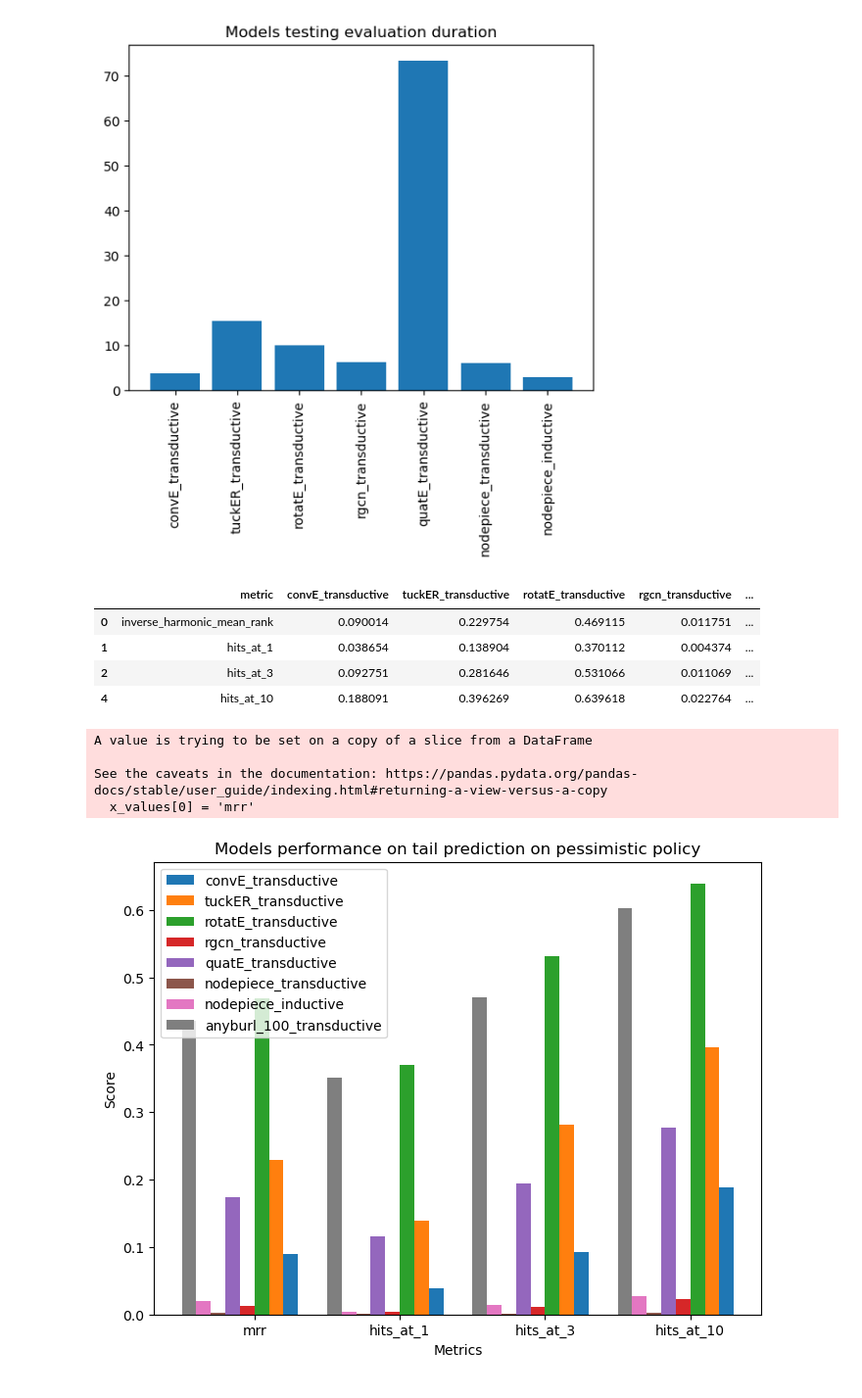
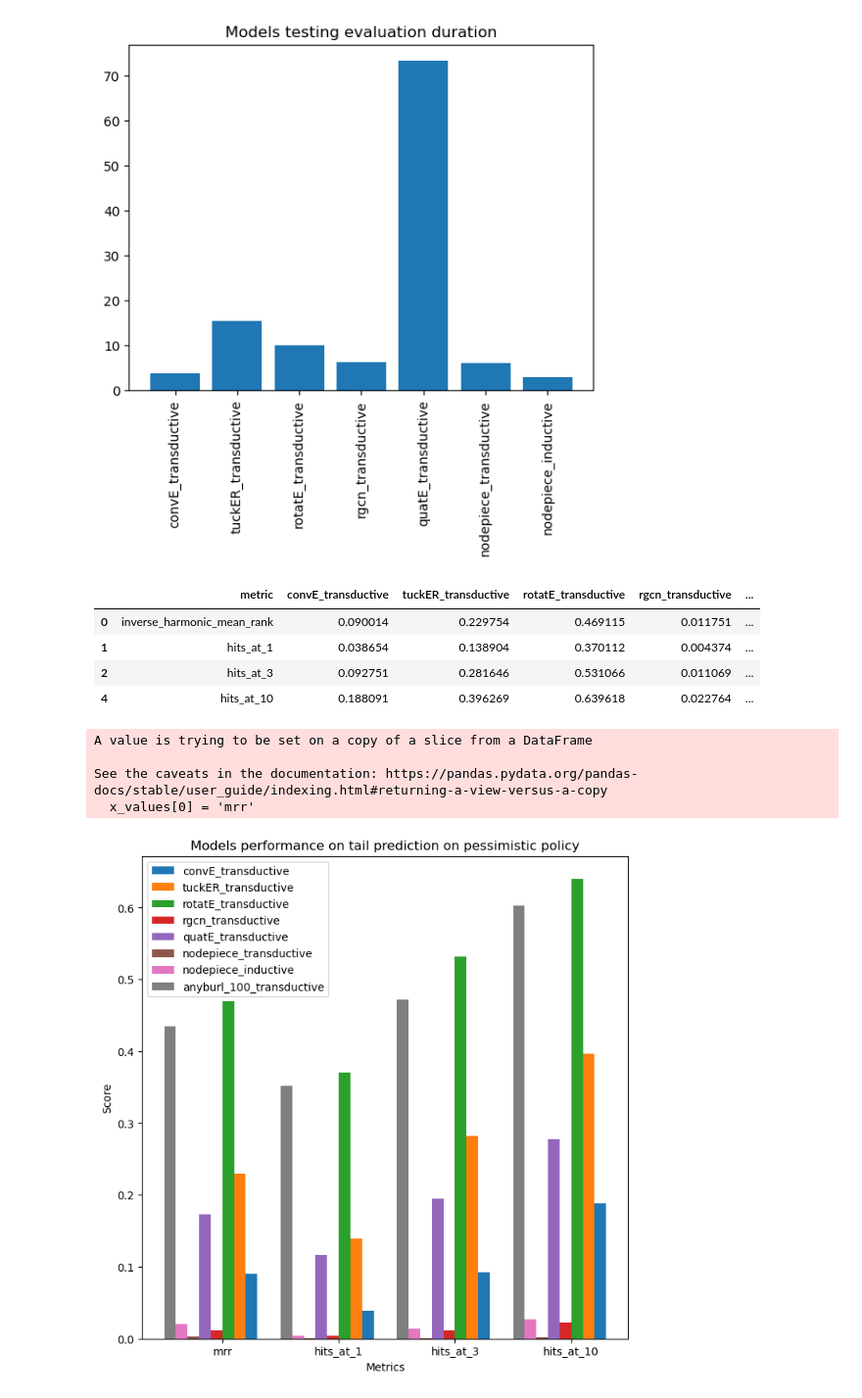
Before and after one commit to GianlucaRub/Master-Thesis, a Jupyter notebook: Training and Testing/Gianluca - Results Visualization Alibaba.ipynb, the cells around one changed output. Shown at 98% size. Drawn from its saved outputs; the diff is of its cells as text; code cells hidden in the pictures.

```diff
--- a/Training and Testing/Gianluca - Results Visualization Alibaba.ipynb
+++ b/Training and Testing/Gianluca - Results Visualization Alibaba.ipynb
@@ -68,5 +57,14 @@ FileNotFoundError: [Errno 2] No such file or directory: 'All data/Testing Traces
+# %%
+
+# specify the path to the zip file and the destination directory for the unzipped files
+zip_file_path = "All data/Testing Traces/topology_connected_testing_traces.zip"
+extract_dir = "All data/Testing Traces/topology_connected_testing_traces"
+
+# create a ZipFile object and extract all files to the destination directory
+with zipfile.ZipFile(zip_file_path, 'r') as zip_ref:
+    zip_ref.extractall(extract_dir)
 # %%
-topology_connected_df = pd.read_csv("All data/Testing Traces/topology_testing_traces/topology_testing_traces/mean_trace_test_max.csv")
+topology_connected_df = pd.read_csv("All data/Testing Traces/topology_connected_testing_traces/topology_connected_testing_traces/mean_trace_test_max.csv")
 topology_connected_df
 # %% [output]
 |  | metric | common_neighbours | sorensen_index | salton_index | jaccard_index | resource_allocation | ... |
@@ -190,0 +167,8 @@ plt.show()
+# %%
+# specify the path to the zip file and the destination directory for the unzipped files
+zip_file_path = f'AnyBURL-23-1-sources/src/anyburl_testing_traces.zip'
+extract_dir =f'AnyBURL-23-1-sources/src/anyburl_testing_traces'
+
+# create a ZipFile object and extract all files to the destination directory
+with zipfile.ZipFile(zip_file_path, 'r') as zip_ref:
+    zip_ref.extractall(extract_dir)
@@ -384,32 +398,32 @@ anyburl = pd.read_csv(f'AnyBURL-23-1-sources/src/anyburl_entire_graph/anyburl_en
 anyburl_list = list(anyburl.iloc[0])
 mrr = anyburl_list.pop()
 anyburl_list.insert(0,mrr)
 # model_name_list.append('anyburl')
 testing_df['anyburl_100_transductive'] = anyburl_list
 display(testing_df)
 models = list(testing_df)[1:]
 X_axis = np.arange(len(testing_df)) +0.25
-plt.figure(figsize=(8, 6))
+plt.figure(figsize=(8, 8))
 
 for i in range(len(models)):
     plt.bar(X_axis - 0.1*i,testing_df[models[i]], 0.1, label = models[i])
 
 x_values = testing_df['metric']
 x_values[0] = 'mrr'
 plt.xticks(np.arange(0,len(x_values)), x_values)
 plt.xlabel("Metrics")
 plt.ylabel("Score")
 plt.title(f'Models performance on {pred_type} prediction on {policy} policy')
 plt.legend()
 plt.show()
 # %% [output]
 |  | metric | convE_transductive | tuckER_transductive | rotatE_transductive | rgcn_transductive | ... |
 | 0 | inverse_harmonic_mean_rank | 0.090014 | 0.229754 | 0.469115 | 0.011751 | ... |
 | 1 | hits_at_1 | 0.038654 | 0.138904 | 0.370112 | 0.004374 | ... |
 | 2 | hits_at_3 | 0.092751 | 0.281646 | 0.531066 | 0.011069 | ... |
 | 4 | hits_at_10 | 0.188091 | 0.396269 | 0.639618 | 0.022764 | ... |
 A value is trying to be set on a copy of a slice from a DataFrame
 
 See the caveats in the documentation: https://pandas.pydata.org/pandas-docs/stable/user_guide/indexing.html#returning-a-view-versus-a-copy
   x_values[0] = 'mrr'
-[figure, old version]
+[figure, new version]
```
Also changed, not shown: parts of 7 cells of this notebook.
